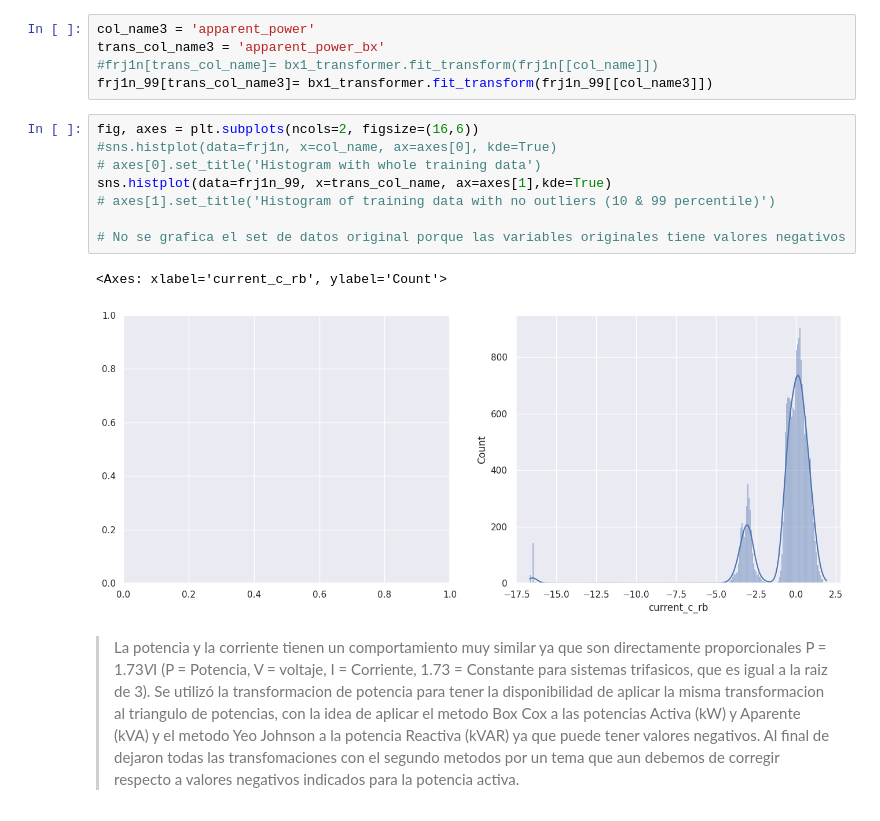
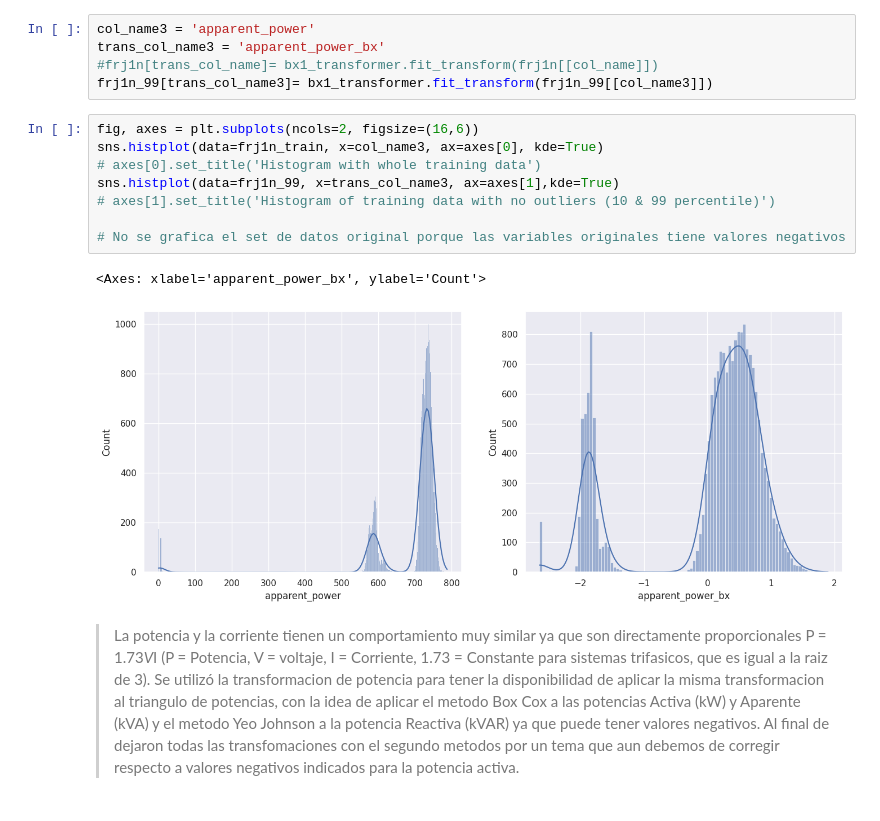
Before and after one commit to FEATURE-ENGINEERING-G3/PROYECTO, a Jupyter notebook: PROYECTO_FASE3.ipynb, the cells around one changed output. Saved outputs shown, nothing was run; the diff lists cells and outputs as text.

```diff
--- a/PROYECTO_FASE3.ipynb
+++ b/PROYECTO_FASE3.ipynb
@@ -762,15 +783,15 @@ trans_col_name3 = 'apparent_power_bx'
 frj1n_99[trans_col_name3]= bx1_transformer.fit_transform(frj1n_99[[col_name3]])
 # %%
 fig, axes = plt.subplots(ncols=2, figsize=(16,6))
-#sns.histplot(data=frj1n, x=col_name, ax=axes[0], kde=True)
+sns.histplot(data=frj1n_train, x=col_name3, ax=axes[0], kde=True)
 # axes[0].set_title('Histogram with whole training data')
-sns.histplot(data=frj1n_99, x=trans_col_name, ax=axes[1],kde=True)
+sns.histplot(data=frj1n_99, x=trans_col_name3, ax=axes[1],kde=True)
 # axes[1].set_title('Histogram of training data with no outliers (10 & 99 percentile)')
 
 # No se grafica el set de datos original porque las variables originales tiene valores negativos
 # %% [output]
-<Axes: xlabel='current_c_rb', ylabel='Count'>
+<Axes: xlabel='apparent_power_bx', ylabel='Count'>
-[figure, old version]
+[figure, new version]
 # %% [markdown]
 
 
```
Also changed, not shown: parts of 95 cells of this notebook.
